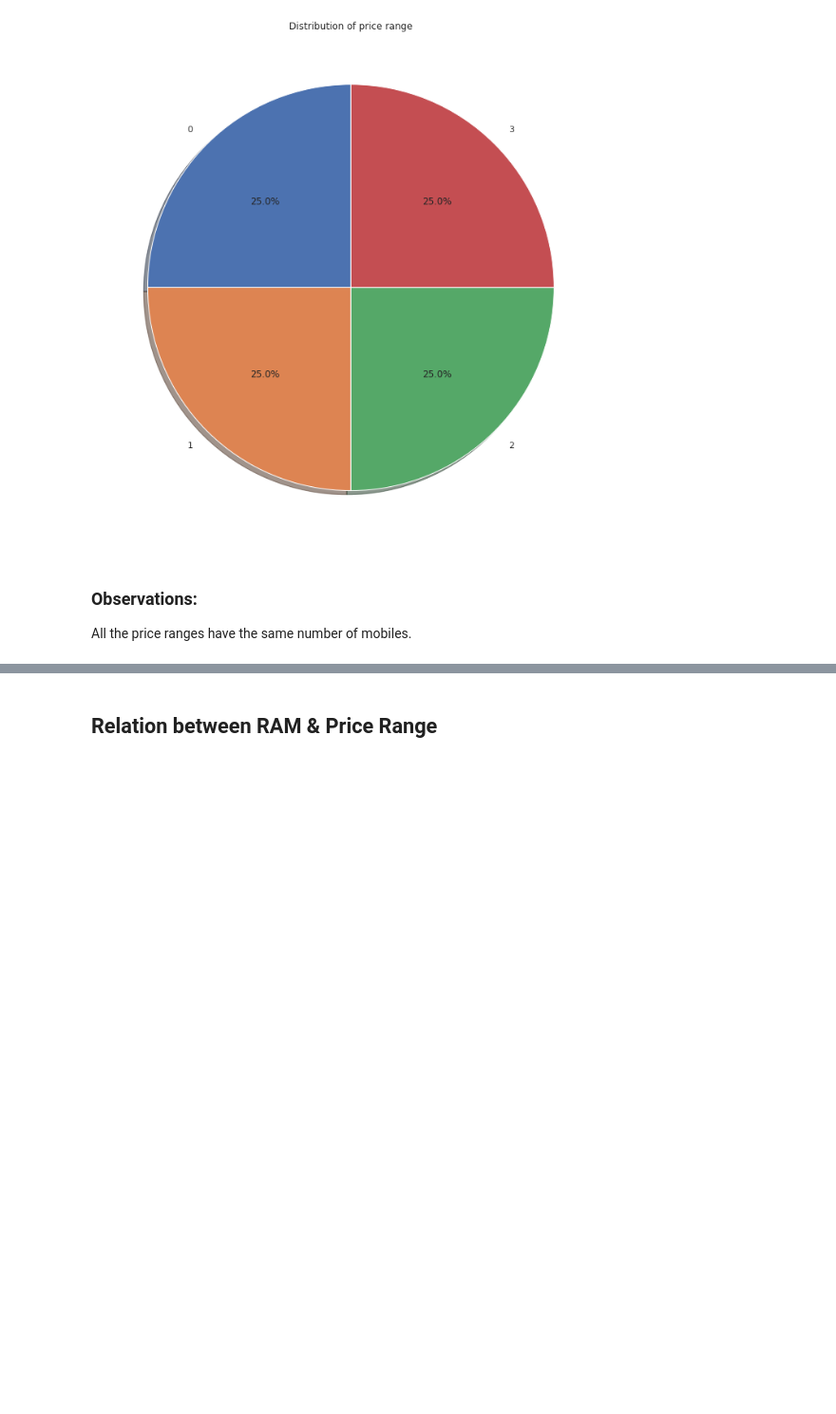
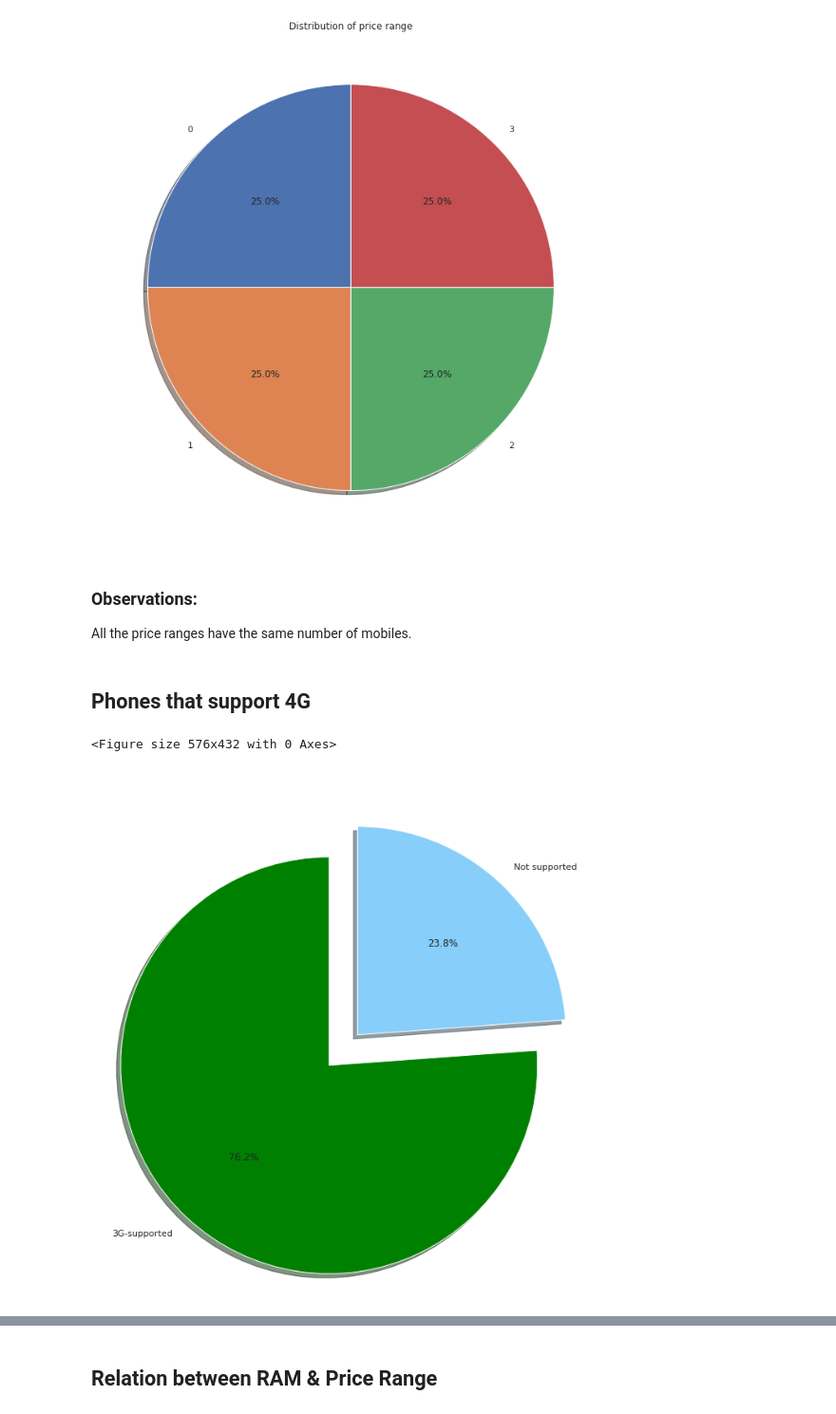
Before and after one commit to aryarajat/Mobile-Price-Range-Prediction, a Jupyter notebook: Mobile_Price_Range_Prediction.ipynb, the cells around one changed output, grey strips where cells are left out. Shown at 95% size. Drawn from its saved outputs; the diff is of its cells as text; code cells hidden in the pictures; blank space fills up the shorter version.

```diff
--- a/Mobile_Price_Range_Prediction.ipynb
+++ b/Mobile_Price_Range_Prediction.ipynb
@@ -226,3 +228,21 @@ plt.show()
 # %% [markdown]
 ### Observations:
 All the price ranges have the same number of mobiles.
+# %% [markdown]
+## **Phones that support 4G**
+# %%
+# label for the graph
+plt.figure(figsize=(8,6))
+labels = ["3G-supported",'Not supported']
+values = mobile_df['three_g'].value_counts().values
+
+# Ploting the graph
+fig, ax = plt.subplots()
+myexplode = [0.2, 0]
+colors = ['green', 'lightskyblue']
+ax.pie(values, labels=labels, autopct='%1.1f%%', shadow=True,
+       startangle=90,colors=colors, explode = myexplode)
+plt.show()
+# %% [output]
+<Figure size 576x432 with 0 Axes>
+[figure, added]
```
Also changed, not shown: parts of 8 cells of this notebook.
